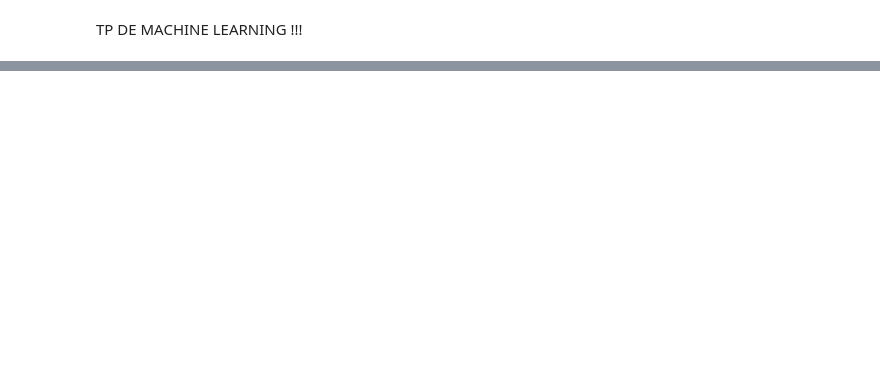
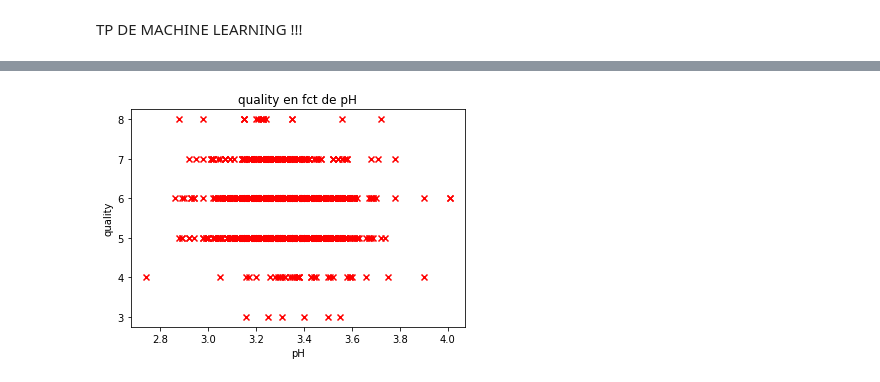
Before and after one commit to HenriS67/wineQualityPrediction, a Jupyter notebook: TPML.ipynb, the cells around one changed output, grey strips where cells are left out. Drawn from its saved outputs; the diff is of its cells as text; code cells hidden in the pictures; blank space fills up the shorter version.

```diff
--- a/TPML.ipynb
+++ b/TPML.ipynb
@@ -27,0 +46,11 @@ TypeError: read_csv() takes 1 positional argument but 2 were given
+# %%
+plt.scatter(df['pH'], df['quality'], marker='x', c='r')
+# Set the title
+plt.title("quality en fct de pH")
+# Set the y-axis label
+plt.ylabel('quality')
+# Set the x-axis label
+plt.xlabel('pH')
+plt.show()
+# %% [output]
+[figure, added]
```
Also changed, not shown: parts of 4 cells of this notebook, 2 other files.
